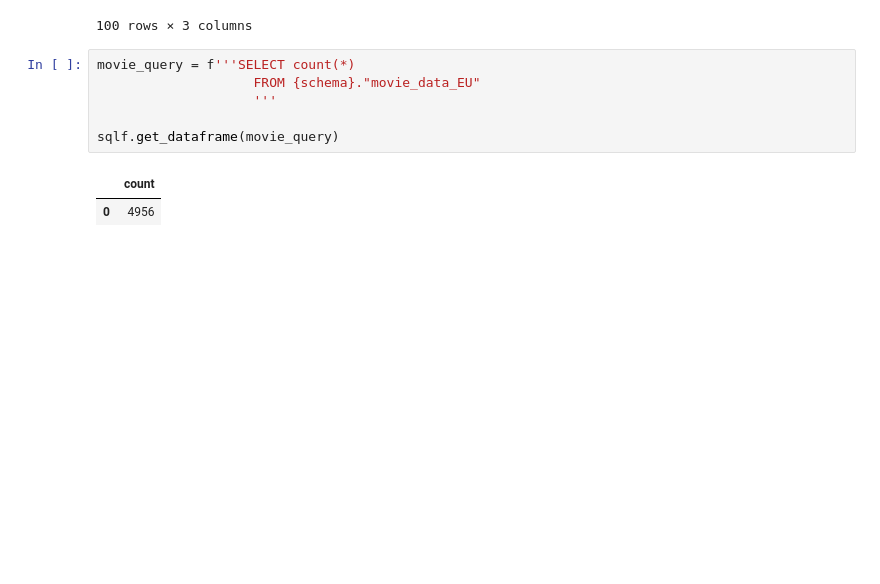
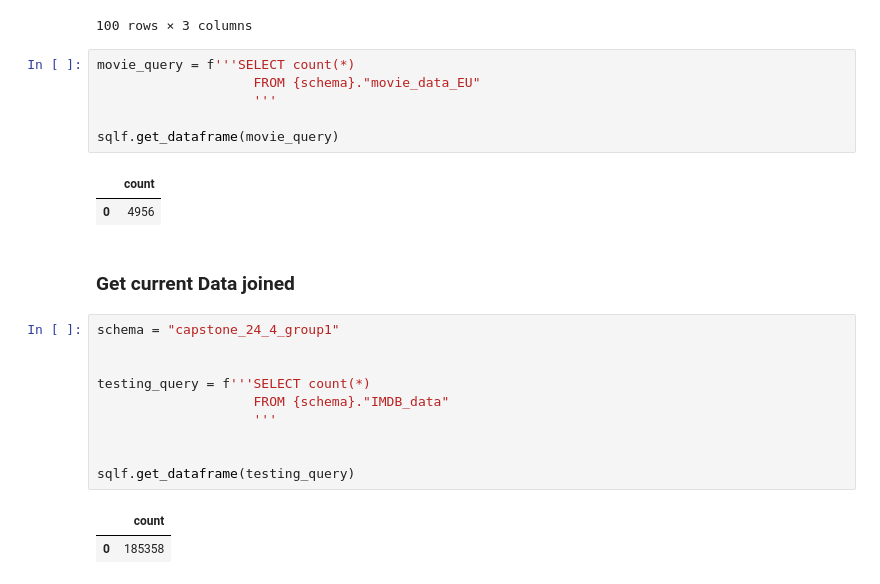
Before and after one commit to tk87-hono/data_analytics_24_4-Capstone_Movie_Group, a Jupyter notebook: sql_testing.ipynb, the cells around one changed output. Saved outputs shown, nothing was run; the diff lists cells and outputs as text; blank space fills up the shorter version.

```diff
--- a/sql_testing.ipynb
+++ b/sql_testing.ipynb
@@ -91,3 +91,18 @@ sqlf.get_dataframe(movie_query)
 # %% [output]
 |  | count |
 | 0 | 4956 |
+# %% [markdown]
+### Get current Data joined
+# %%
+schema = "capstone_24_4_group1"
+
+
+testing_query = f'''SELECT count(*)
+                    FROM {schema}."IMDB_data"
+                    '''
+
+
+sqlf.get_dataframe(testing_query)
+# %% [output]
+|  | count |
+| 0 | 185358 |
```
Also changed, not shown: 2 other files.
